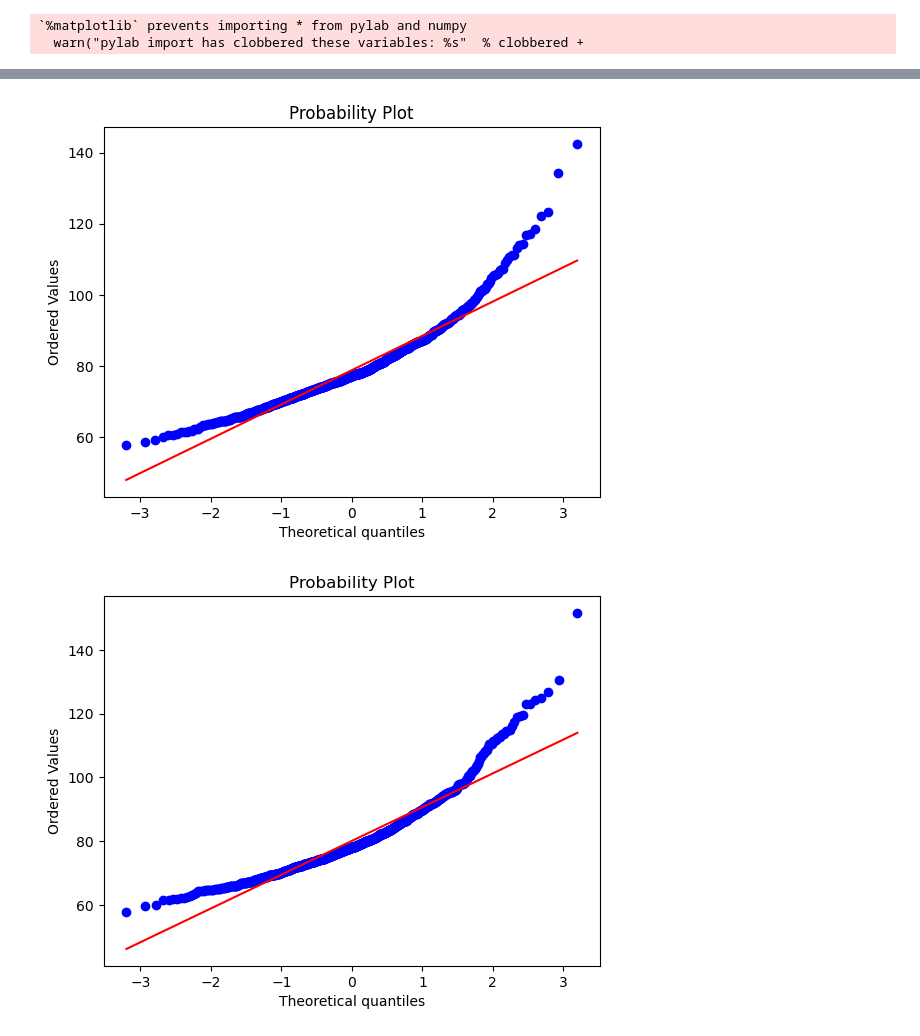
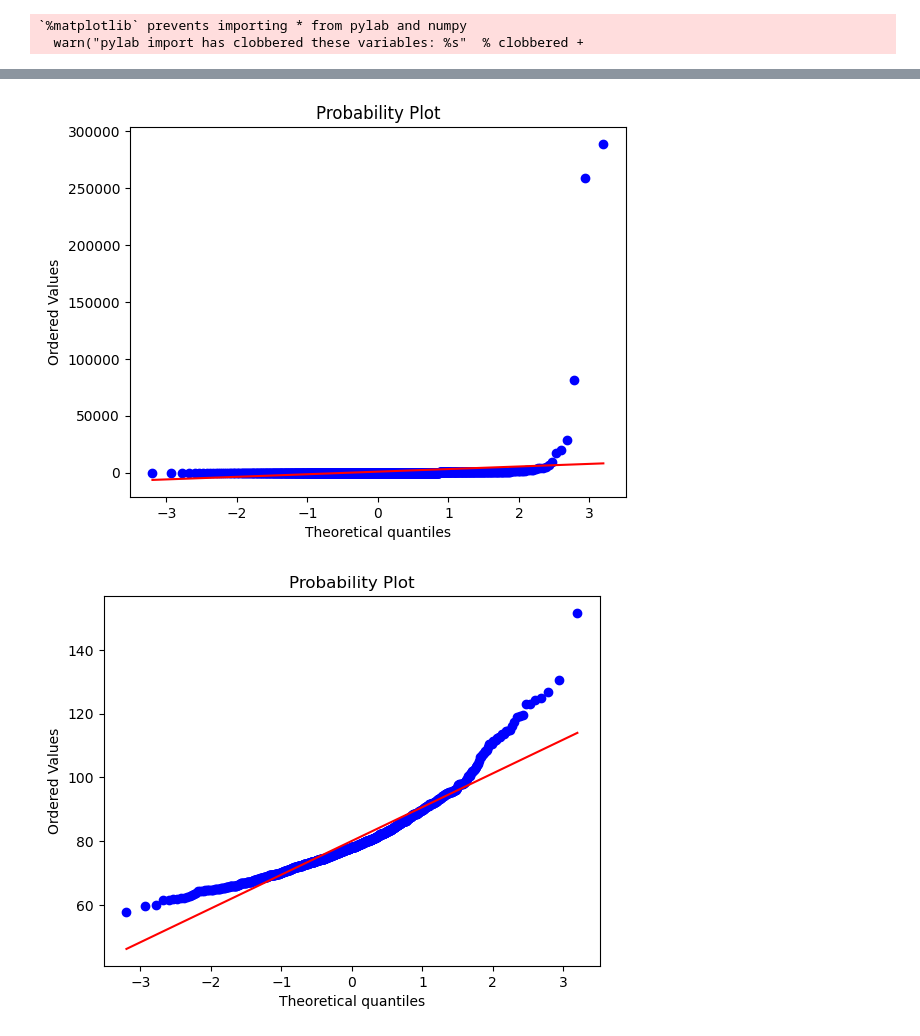
Before and after one commit to pileyan/applied_statistics_2024, a Jupyter notebook: lect04/Tests, QQ and chi.ipynb, the cells around one changed output, grey strips where cells are left out. Drawn from its saved outputs; the diff is of its cells as text; code cells hidden in the pictures.

```diff
--- a/lect04/Tests, QQ and chi.ipynb
+++ b/lect04/Tests, QQ and chi.ipynb
@@ -360,9 +360,11 @@ plt.show()
+# %%
+z = np.random.lognormal(1,3, size = 1000)
 # %%
-z=smpl
+# z=smpl
 stats.probplot(z,dist=stats.norm,plot=pylab)
 pylab.show()
 # %% [output]
-[figure, old version]
+[figure, new version]
 # %%
 f = stats.probplot(smpl, dist="norm", plot=pylab)
 # %% [output]
```
Also changed, not shown: parts of 6 cells of this notebook, 6 other files.
